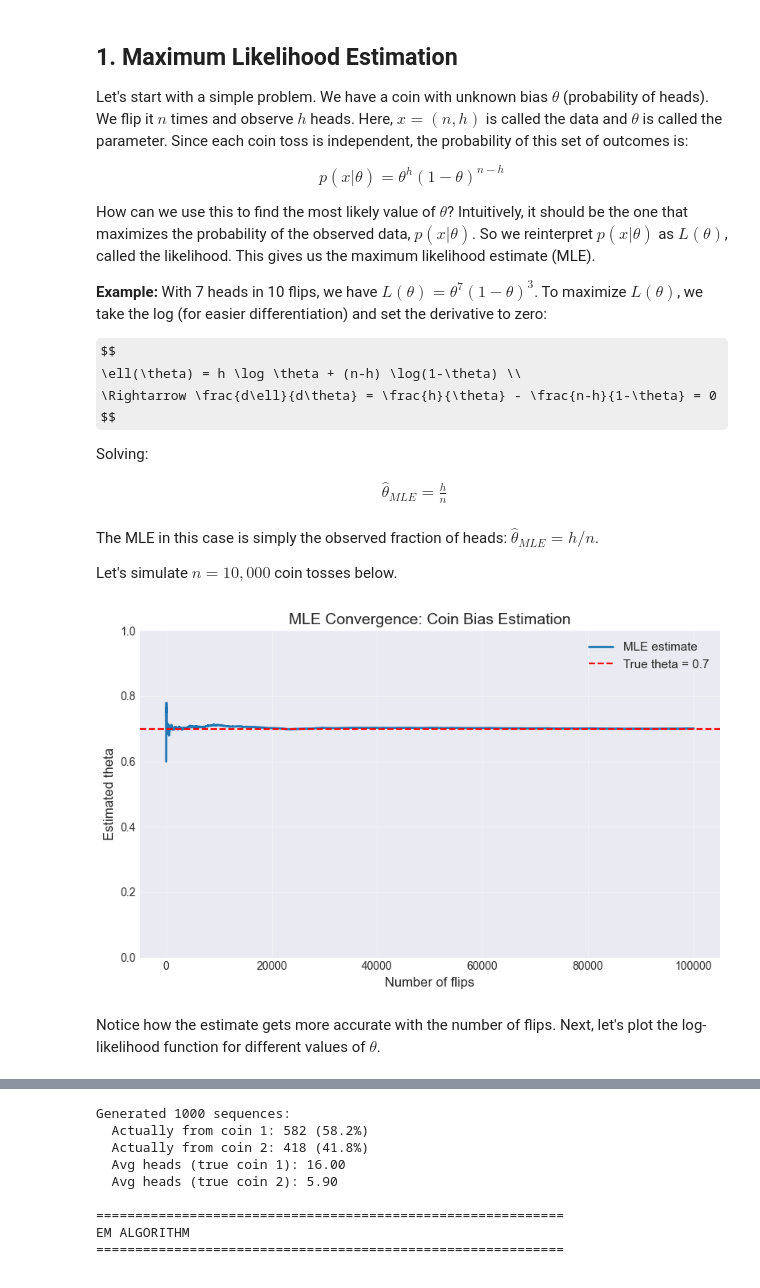
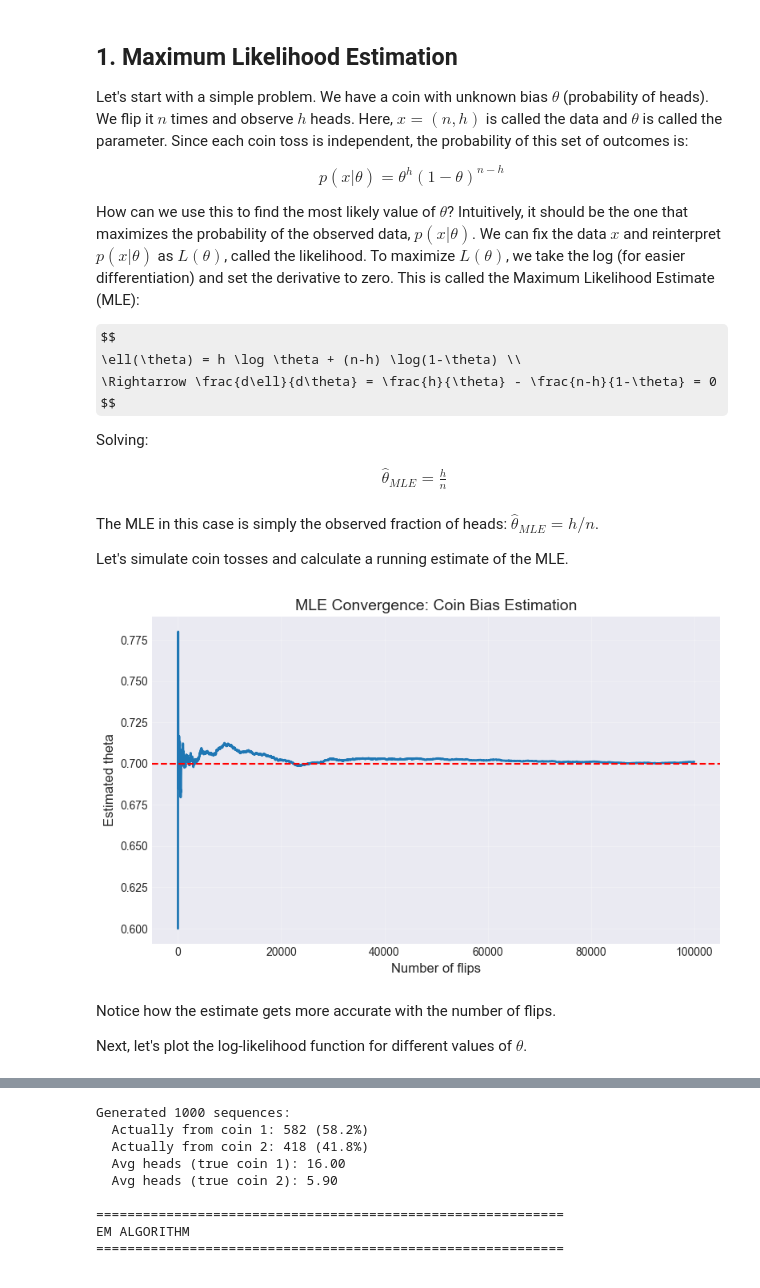
Before and after one commit to novastar53/ml-basics, a Jupyter notebook: diffusion_zero_to_hero/vae-zero-to-hero.ipynb, the cells around one changed output, grey strips where cells are left out. Drawn from its saved outputs; the diff is of its cells as text; code cells hidden in the pictures; some formulas as TeX source.

```diff
--- a/diffusion_zero_to_hero/vae-zero-to-hero.ipynb
+++ b/diffusion_zero_to_hero/vae-zero-to-hero.ipynb
@@ -14,10 +15,7 @@ $$
 p(x|\theta) = \theta^h (1 - \theta)^{n-h}
 $$
 
-How can we use this to find the most likely value of $\theta$? Intuitively, it should be the one that maximizes the probability of the observed data, $p(x|\theta)$. So we reinterpret $p(x|\theta)$ as $L(\theta)$, called the likelihood. This gives us the maximum likelihood estimate (MLE).
-
-**Example:** With 7 heads in 10 flips, we have $L(\theta) = \theta^7 (1-\theta)^3$.
-To maximize $L(\theta)$, we take the log (for easier differentiation) and set the derivative to zero:
+How can we use this to find the most likely value of $\theta$? Intuitively, it should be the one that maximizes the probability of the observed data, $p(x|\theta)$. We can fix the data $x$ and reinterpret $p(x|\theta)$ as $L(\theta)$, called the likelihood.  To maximize $L(\theta)$, we take the log (for easier differentiation) and set the derivative to zero. This is called the Maximum Likelihood Estimate (MLE):
 
 $$
 \ell(\theta) = h \log \theta + (n-h) \log(1-\theta) \\
@@ -34,7 +32,7 @@ $$
 
 The MLE in this case is simply the observed fraction of heads: $\hat{\theta}_{MLE} = h/n$.
 
-Let's simulate $n=10,000$ coin tosses below.
+Let's simulate coin tosses and calculate a running estimate of the MLE.
 # %%
 import numpy as np
 import matplotlib.pyplot as plt
@@ -47,38 +45,38 @@ np.random.seed(42)
 true_theta = 0.7
 
 # Simulate coin flips
 n_flips = 100000
 coin_flips = np.random.binomial(1, true_theta, n_flips)
 
 # MLE estimate: fraction of heads
 n_heads = np.sum(coin_flips)
 theta_mle = n_heads / n_flips
 
 # Visualize convergence as we get more data
 theta_estimates = []
 sample_sizes = range(10, n_flips + 1, 10)
 
 for n in sample_sizes:
     partial_flips = coin_flips[:n]
     theta_est = np.sum(partial_flips) / n
     theta_estimates.append(theta_est)
 
 # Plot convergence
 plt.figure(figsize=(8, 5))
 plt.plot(sample_sizes, theta_estimates, label='MLE estimate', linewidth=2)
 plt.axhline(y=true_theta, color='r', linestyle='--', label=f'True theta = {true_theta}')
 plt.xlabel('Number of flips', fontsize=12)
 plt.ylabel('Estimated theta', fontsize=12)
 plt.title('MLE Convergence: Coin Bias Estimation', fontsize=14)
-plt.legend(fontsize=11)
 plt.grid(True, alpha=0.3)
-plt.ylim(0, 1)
 plt.tight_layout()
 plt.show()
 # %% [output]
-[figure, old version]
+[figure, new version]
 # %% [markdown]
-Notice how the estimate gets more accurate with the number of flips. Next, let's plot the log-likelihood function for different values of $\theta$.
+Notice how the estimate gets more accurate with the number of flips.
+
+Next, let's plot the log-likelihood function for different values of $\theta$.
 # %%
 # Likelihood function visualization
 theta_range = np.linspace(0.01, 0.99, 100)
```
Also changed, not shown: parts of 5 cells of this notebook.
